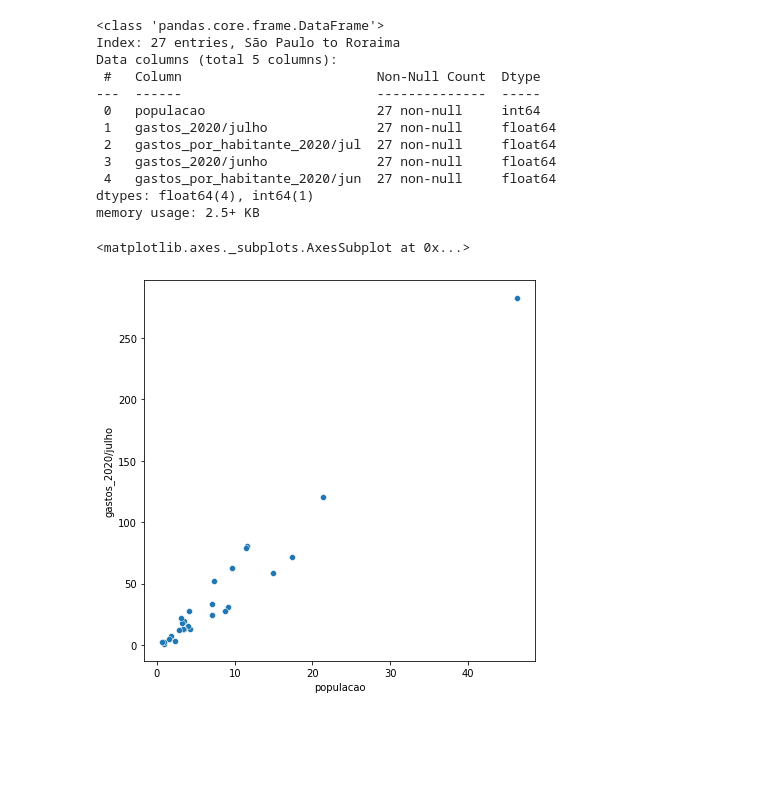
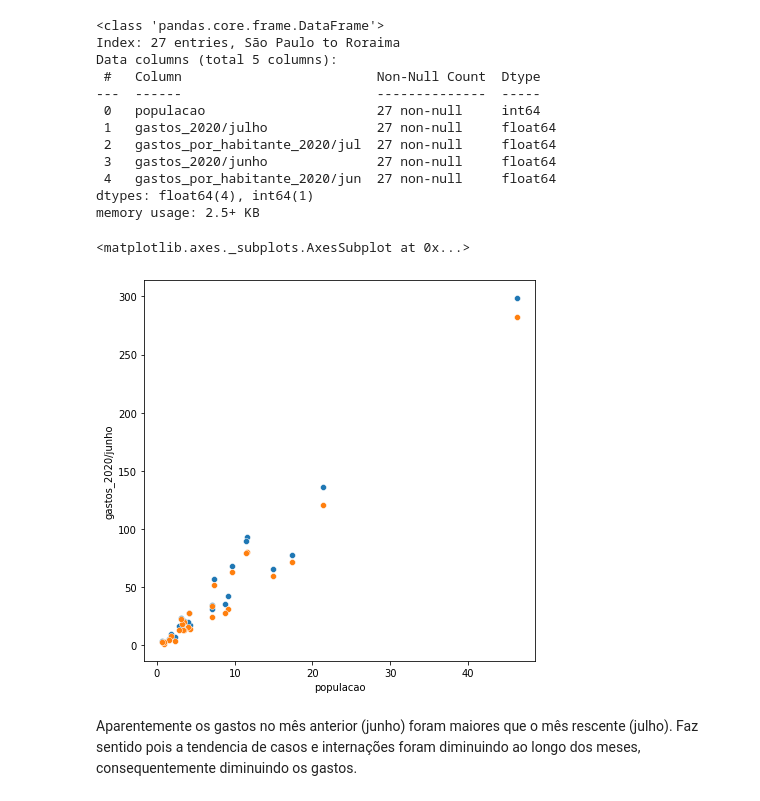
Before and after one commit to yoshinaga2904/Bootcamp-Alura, a Jupyter notebook: Modulo_2_Desafios.ipynb, the cells around one changed output. Cells and saved outputs as stored; diff of their text form; code cells hidden in the pictures; blank space fills up the shorter version.

```diff
--- a/Modulo_2_Desafios.ipynb
+++ b/Modulo_2_Desafios.ipynb
@@ -297,7 +297,11 @@ memory usage: 2.5+ KB
 import seaborn as sns
 # %%
 plt.figure(figsize=(7,7))
+
+sns.scatterplot(data=dados / 1000000, x="populacao", y="gastos_2020/junho")
 sns.scatterplot(data=dados / 1000000, x="populacao", y="gastos_2020/julho")
 # %% [output]
 <matplotlib.axes._subplots.AxesSubplot at 0x...>
-[figure, old version]
+[figure, new version]
+# %% [markdown]
+Aparentemente os gastos no mês anterior (junho) foram maiores que o mês rescente (julho). Faz sentido pois a tendencia de casos e internações foram diminuindo ao longo dos meses, consequentemente diminuindo os gastos.
```
